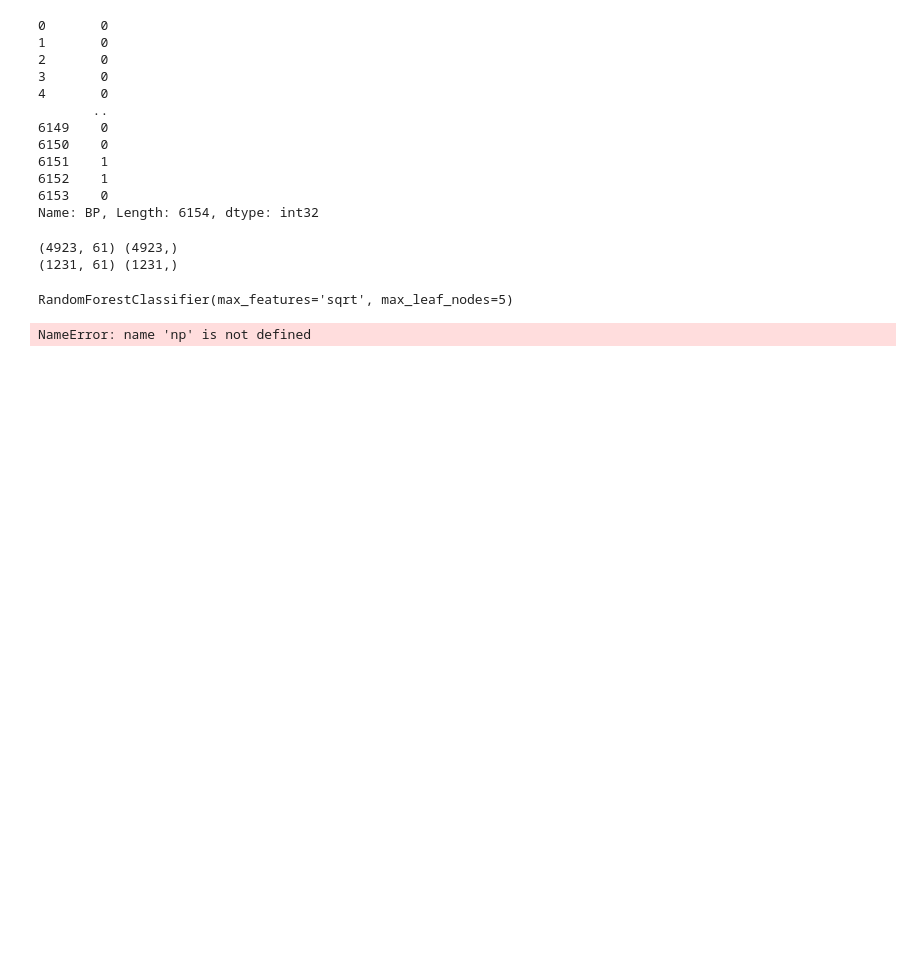
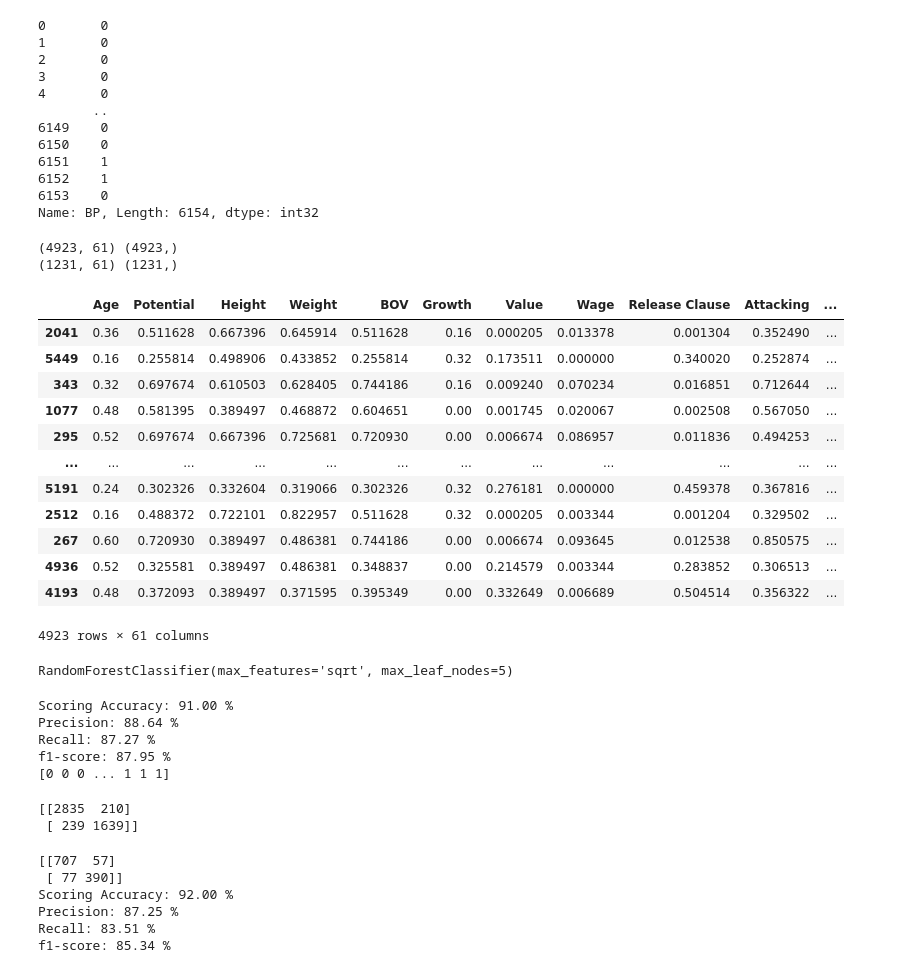
Before and after one commit to RonnieSosan/DataCleaner, a Jupyter notebook: Untitled.ipynb, the cells around one changed output. Drawn from its saved outputs; the diff is of its cells as text; code cells hidden in the pictures; blank space fills up the shorter version.

```diff
--- a/Untitled.ipynb
+++ b/Untitled.ipynb
@@ -144,6 +139,22 @@ print (X_test.shape, y_test.shape)
 # %% [output]
 (4923, 61) (4923,)
 (1231, 61) (1231,)
+# %%
+X_train
+# %% [output]
+|  | Age | Potential | Height | Weight | BOV | Growth | Value | Wage | Release Clause | Attacking | ... |
+| 2041 | 0.36 | 0.511628 | 0.667396 | 0.645914 | 0.511628 | 0.16 | 0.000205 | 0.013378 | 0.001304 | 0.352490 | ... |
+| 5449 | 0.16 | 0.255814 | 0.498906 | 0.433852 | 0.255814 | 0.32 | 0.173511 | 0.000000 | 0.340020 | 0.252874 | ... |
+| 343 | 0.32 | 0.697674 | 0.610503 | 0.628405 | 0.744186 | 0.16 | 0.009240 | 0.070234 | 0.016851 | 0.712644 | ... |
+| 1077 | 0.48 | 0.581395 | 0.389497 | 0.468872 | 0.604651 | 0.00 | 0.001745 | 0.020067 | 0.002508 | 0.567050 | ... |
+| 295 | 0.52 | 0.697674 | 0.667396 | 0.725681 | 0.720930 | 0.00 | 0.006674 | 0.086957 | 0.011836 | 0.494253 | ... |
+| ... | ... | ... | ... | ... | ... | ... | ... | ... | ... | ... | ... |
+| 5191 | 0.24 | 0.302326 | 0.332604 | 0.319066 | 0.302326 | 0.32 | 0.276181 | 0.000000 | 0.459378 | 0.367816 | ... |
+| 2512 | 0.16 | 0.488372 | 0.722101 | 0.822957 | 0.511628 | 0.32 | 0.000205 | 0.003344 | 0.001204 | 0.329502 | ... |
+| 267 | 0.60 | 0.720930 | 0.389497 | 0.486381 | 0.744186 | 0.00 | 0.006674 | 0.093645 | 0.012538 | 0.850575 | ... |
+| 4936 | 0.52 | 0.325581 | 0.389497 | 0.486381 | 0.348837 | 0.00 | 0.214579 | 0.003344 | 0.283852 | 0.306513 | ... |
+| 4193 | 0.48 | 0.372093 | 0.389497 | 0.371595 | 0.395349 | 0.00 | 0.332649 | 0.006689 | 0.504514 | 0.356322 | ... |
+4923 rows × 61 columns
 # %%
 from sklearn.ensemble import RandomForestClassifier
 RF_Model = RandomForestClassifier(max_features = 'sqrt', max_leaf_nodes = 5)
@@ -172,8 +183,7 @@ from sklearn.neighbors import KNeighborsClassifier
 
 import numpy as np
 
-RF_Model.fit(X_train, y_train)
-y_pred  = RF_Model.predict(X_train)
+y_train_pred  = RF_Model.predict(X_train)
 
 Accuracy = round(np.median(cross_val_score(RF_Model, X_train, y_train, cv = 5)),2)*100
 
@@ -182,10 +192,44 @@ Error   = 1 - Accuracy
 precision = precision_score(y_train, y_pred) * 100
 recall = recall_score(y_train, y_pred) * 100
 f1score = f1_score(y_train, y_pred) * 100
-# %% [output]
-NameError: name 'np' is not defined
 # %%
 print('Scoring Accuracy: %.2f %%'%(Accuracy))
 print("Precision: %.2f %%"%(precision))
 print("Recall: %.2f %%"%(recall))
 print('f1-score: %.2f %%'%(f1score))
+
+print(y_train_pred)
+# %% [output]
+Scoring Accuracy: 91.00 %
+Precision: 88.64 %
+Recall: 87.27 %
+f1-score: 87.95 %
+[0 0 0 ... 1 1 1]
+# %%
+print(confusion_matrix(y_train, y_pred))
+# %% [output]
+[[2835  210]
+ [ 239 1639]]
+# %%
+y_test_pred  = RF_Model.predict(X_test)
+print(confusion_matrix(y_test, y_test_pred))
+
+Accuracy = round(np.median(cross_val_score(RF_Model, X_test, y_test, cv = 5)),2)*100
+
+Error   = 1 - Accuracy
+
+precision = precision_score(y_test, y_test_pred) * 100
+recall = recall_score(y_test, y_test_pred) * 100
+f1score = f1_score(y_test, y_test_pred) * 100
+
+print('Scoring Accuracy: %.2f %%'%(Accuracy))
+print("Precision: %.2f %%"%(precision))
+print("Recall: %.2f %%"%(recall))
+print('f1-score: %.2f %%'%(f1score))
+# %% [output]
+[[707  57]
+ [ 77 390]]
+Scoring Accuracy: 92.00 %
+Precision: 87.25 %
+Recall: 83.51 %
+f1-score: 85.34 %
```
Also changed, not shown: parts of 7 cells of this notebook.
